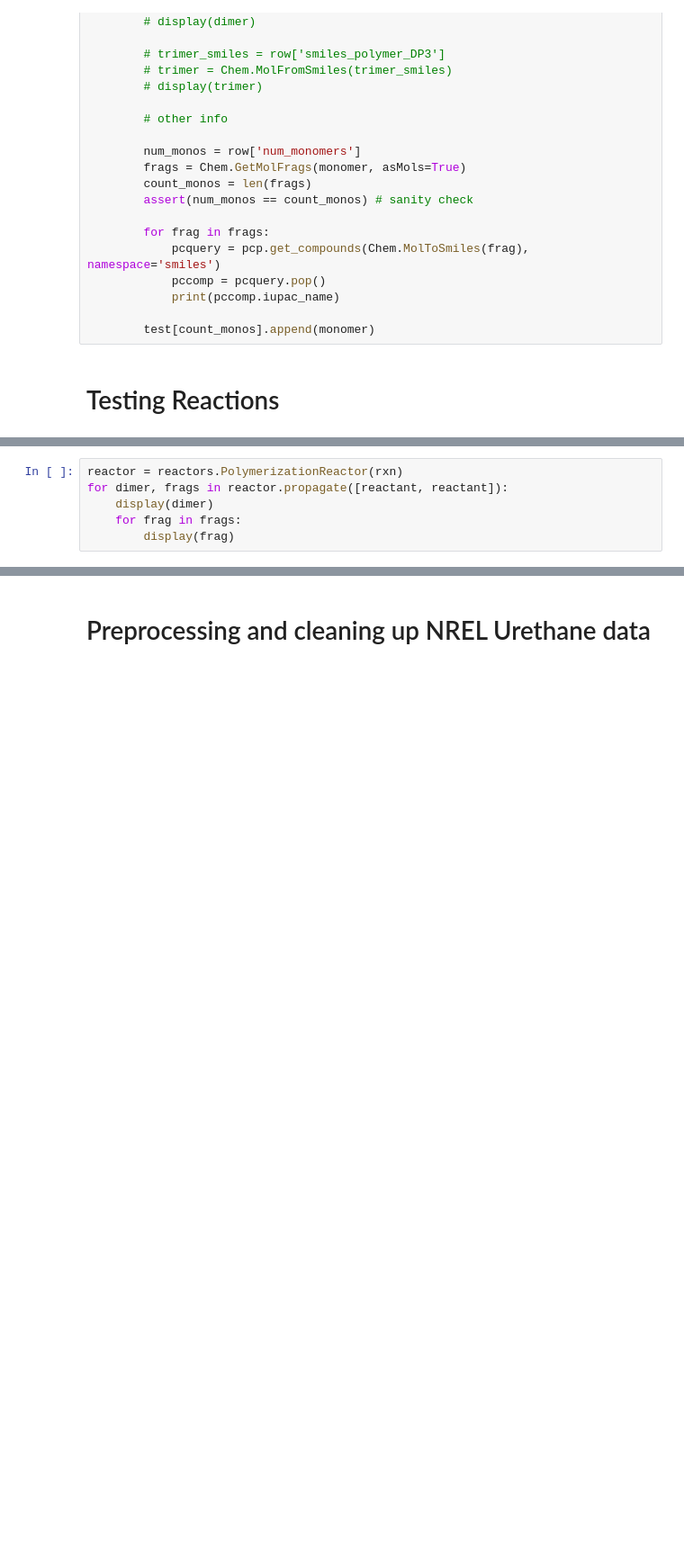
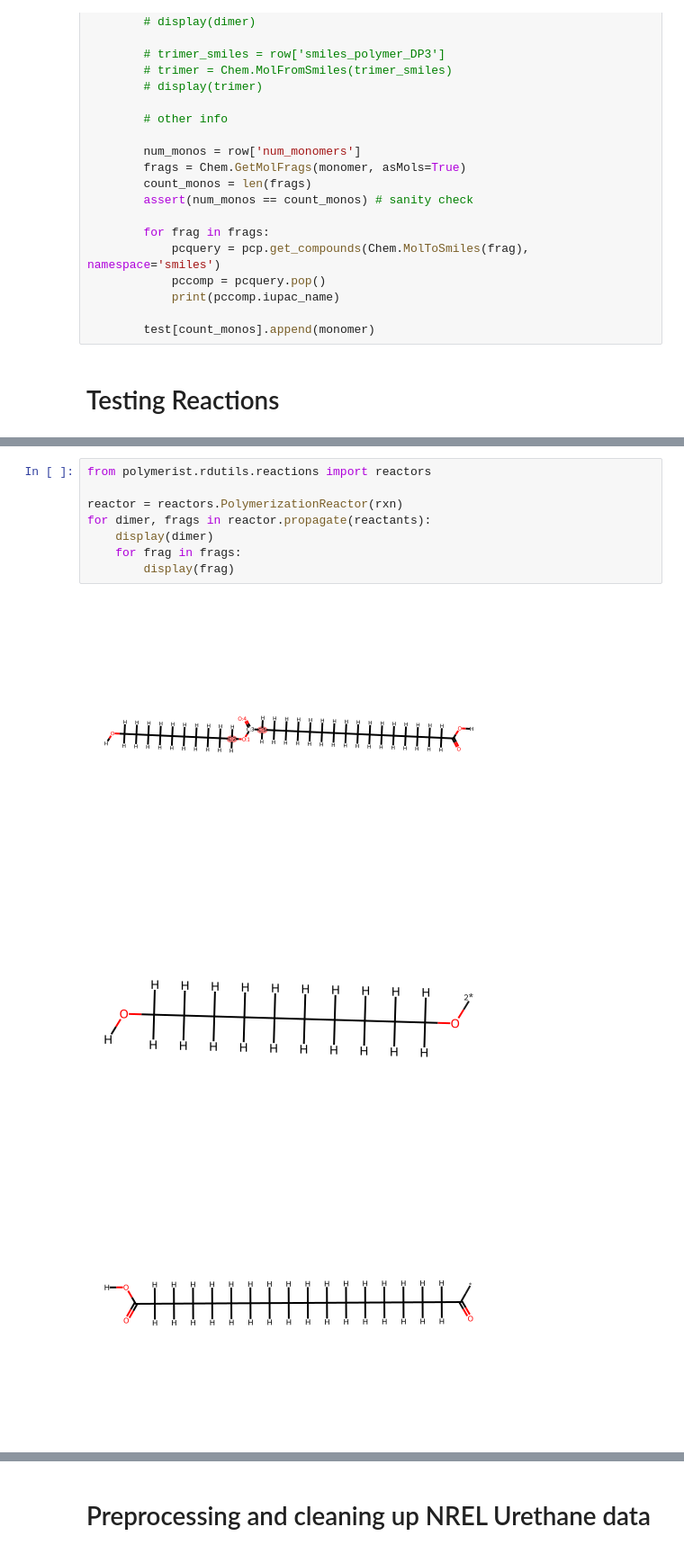
Before and after one commit to timbernat/NREL_polymers, a Jupyter notebook: process_inputs.ipynb, the cells around one changed output, grey strips where cells are left out. Shown: that part at 90% size. Saved outputs shown, nothing was run; the diff lists cells and outputs as text; blank space fills up the shorter version.

```diff
--- a/process_inputs.ipynb
+++ b/process_inputs.ipynb
@@ -344,6 +397,12 @@ display(reactant)
 # %%
+from polymerist.rdutils.reactions import reactors
+
 reactor = reactors.PolymerizationReactor(rxn)
-for dimer, frags in reactor.propagate([reactant, reactant]):
+for dimer, frags in reactor.propagate(reactants):
     display(dimer)
     for frag in frags:
         display(frag)
+# %% [output]
+[figure, added]
+[figure, added]
+[figure, added]
```
Also changed, not shown: parts of 48 cells of this notebook, 1 other file.
